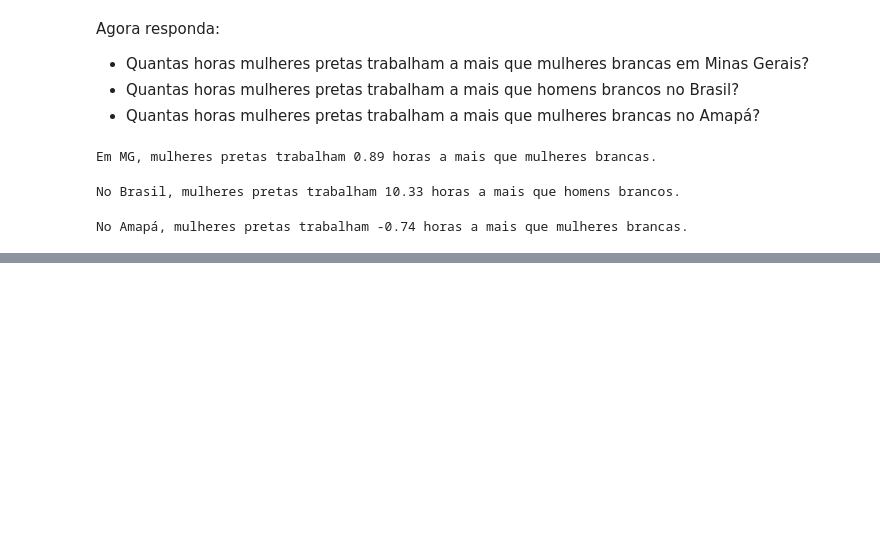
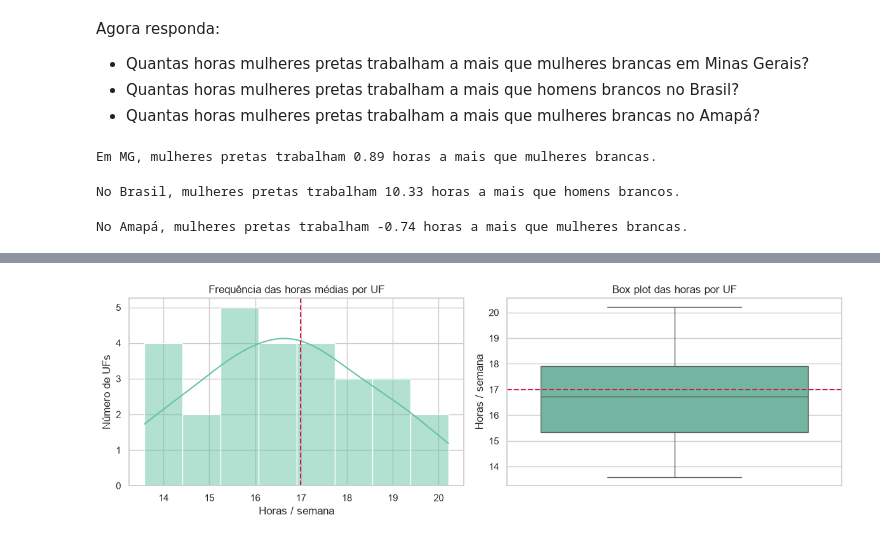
Before and after one commit to PedrodaSBrum/analise_dados, a Jupyter notebook: atvd1e2/Aula2_abrir_arquivo.ipynb, the cells around one changed output, grey strips where cells are left out. Saved outputs shown, nothing was run; the diff lists cells and outputs as text; code cells hidden in the pictures; blank space fills up the shorter version.

```diff
--- a/atvd1e2/Aula2_abrir_arquivo.ipynb
+++ b/atvd1e2/Aula2_abrir_arquivo.ipynb
@@ -200,0 +252,19 @@ No Amapá, mulheres pretas trabalham -0.74 horas a mais que mulheres brancas.
+# %%
+##GRÁFICO 3
+
+# Histograma (frequência) e box plot das horas por UF
+fig, axes = plt.subplots(1, 2, figsize=(12, 4))
+sns.histplot(estados["total"], bins=8, kde=True, ax=axes[0])
+axes[0].axvline(media_nacional, color="crimson", linestyle="--")
+axes[0].set_title("Frequência das horas médias por UF")
+axes[0].set_xlabel("Horas / semana")
+axes[0].set_ylabel("Número de UFs")
+
+sns.boxplot(y=estados["total"], ax=axes[1])
+axes[1].axhline(media_nacional, color="crimson", linestyle="--")
+axes[1].set_title("Box plot das horas por UF")
+axes[1].set_ylabel("Horas / semana")
+plt.tight_layout()
+plt.show()
+# %% [output]
+[figure, added]
```
Also changed, not shown: parts of 4 cells of this notebook.
